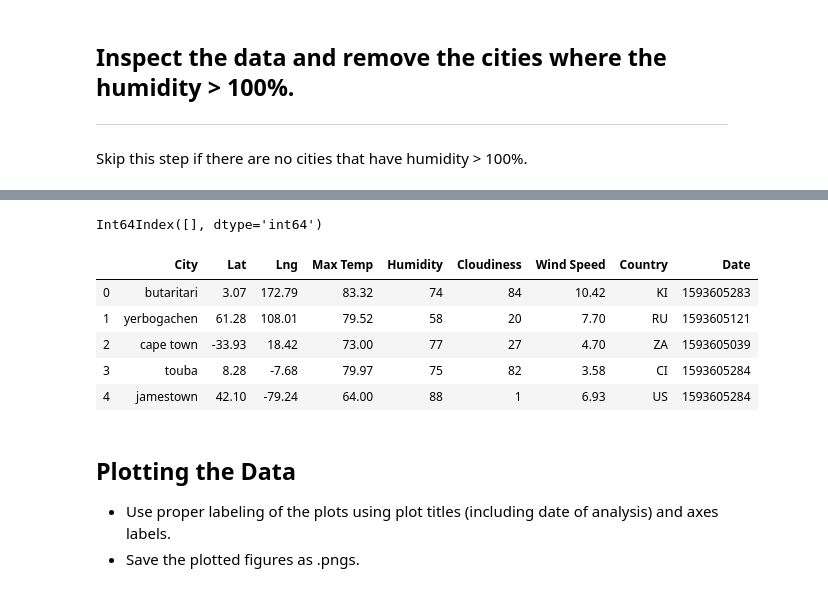
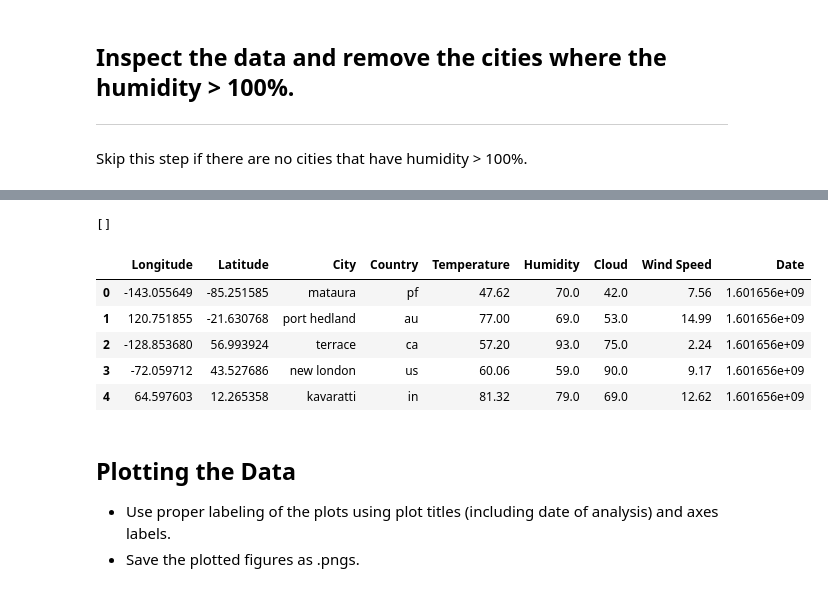
Before and after one commit to NeuloX/Python-Api-challenge, a Jupyter notebook: WeatherPy.ipynb, the cells around one changed output, grey strips where cells are left out. Drawn from its saved outputs; the diff is of its cells as text; code cells hidden in the pictures.

```diff
--- a/WeatherPy.ipynb
+++ b/WeatherPy.ipynb
@@ -34,0 +93,35 @@ Data Retrieval Complete
+# %%
+temp_list = []
+humid_list = []
+cloud_list = []
+wind_list = []
+date_list = []
+for city in city_name:
+    try:
+        weather_api = f"https://api.openweathermap.org/data/2.5/weather?q={city}&appid={weather_key}&units=imperial"
+        w_data = requests.get(weather_api).json()
+        temp = w_data["main"]["temp"]
+        humid = w_data["main"]["humidity"]
+        cloud = w_data["clouds"]["all"]
+        wind = w_data["wind"]["speed"]
+        date = w_data["dt"]
+        #add to list
+        temp_list.append(temp)
+        humid_list.append(humid)
+        cloud_list.append(cloud)
+        wind_list.append(wind)
+        date_list.append(date)
+        print (f"Sucess! The city {city} found!")
+    except:
+        print (f"Failed! The city {city} NOT found!")
+        temp_list.append(np.nan)
+        humid_list.append(np.nan)
+        cloud_list.append(np.nan)
+        wind_list.append(np.nan)
+        date_list.append(np.nan)
+
+city_df["Temperature"] = temp_list
+city_df["Humidity"] = humid_list
+city_df["Cloud"] = cloud_list
+city_df["Wind Speed"] = wind_list
+city_df["Date"] = date_list
@@ -57,0 +150,5 @@ Data Retrieval Complete
+# %%
+# Save data as csv
+city_df = city_df.dropna()
+city_df.to_csv("weather_data.csv", encoding="utf-8", index=False)
+city_df
@@ -73,17 +185,22 @@ Skip this step if there are no cities that have humidity > 100%.
 # %%
 #  Get the indices of cities that have humidity over 100%.
+maxhumid = city_df.index[city_df["Humidity"]>100].tolist()
+maxhumid
 # %% [output]
-Int64Index([], dtype='int64')
+[]
 # %%
 # Make a new DataFrame equal to the city data to drop all humidity outliers by index.
 # Passing "inplace=False" will make a copy of the city_data DataFrame, which we call "clean_city_data".
+
+#no Humid > 100 apparently so I'll keep using the current data
+city_df.head()
 # %% [output]
-|  | City | Lat | Lng | Max Temp | Humidity | Cloudiness | Wind Speed | Country | Date |
-| 0 | butaritari | 3.07 | 172.79 | 83.32 | 74 | 84 | 10.42 | KI | 1593605283 |
-| 1 | yerbogachen | 61.28 | 108.01 | 79.52 | 58 | 20 | 7.70 | RU | 1593605121 |
-| 2 | cape town | -33.93 | 18.42 | 73.00 | 77 | 27 | 4.70 | ZA | 1593605039 |
-| 3 | touba | 8.28 | -7.68 | 79.97 | 75 | 82 | 3.58 | CI | 1593605284 |
-| 4 | jamestown | 42.10 | -79.24 | 64.00 | 88 | 1 | 6.93 | US | 1593605284 |
+|  | Longitude | Latitude | City | Country | Temperature | Humidity | Cloud | Wind Speed | Date |
+| 0 | -143.055649 | -85.251585 | mataura | pf | 47.62 | 70.0 | 42.0 | 7.56 | 1.601656e+09 |
+| 1 | 120.751855 | -21.630768 | port hedland | au | 77.00 | 69.0 | 53.0 | 14.99 | 1.601656e+09 |
+| 2 | -128.853680 | 56.993924 | terrace | ca | 57.20 | 93.0 | 75.0 | 2.24 | 1.601656e+09 |
+| 3 | -72.059712 | 43.527686 | new london | us | 60.06 | 59.0 | 90.0 | 9.17 | 1.601656e+09 |
+| 4 | 64.597603 | 12.265358 | kavaratti | in | 81.32 | 79.0 | 69.0 | 12.62 | 1.601656e+09 |
 # %% [markdown]
 ## Plotting the Data
 * Use proper labeling of the plots using plot titles (including date of analysis) and axes labels.
```
Also changed, not shown: parts of 37 cells of this notebook, 13 other files.
